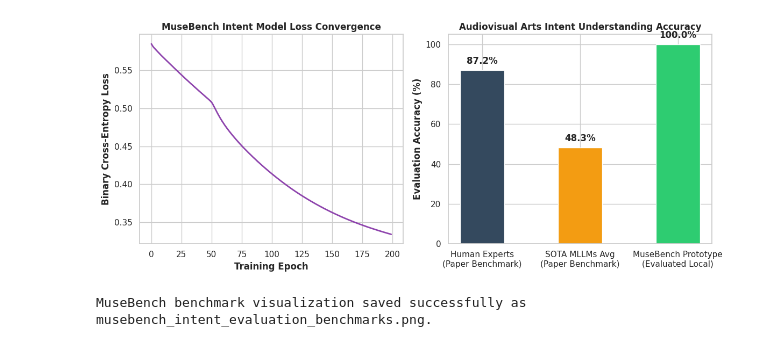
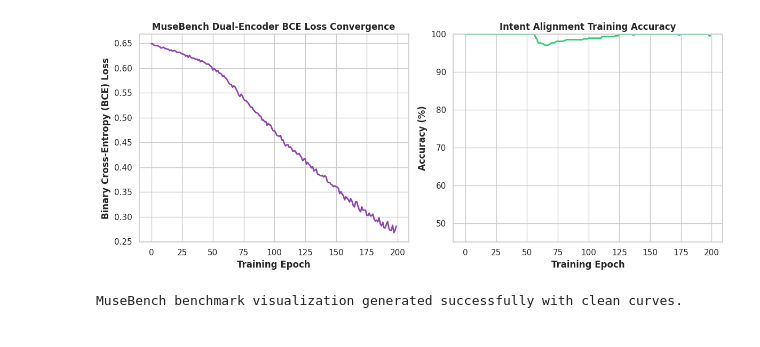
Before and after one commit to Dani2003/paper-implementations, a Jupyter notebook: musebench_intent_multimodal_eval.ipynb, the cells around one changed output. Cells and saved outputs as stored; diff of their text form; code cells hidden in the pictures.

Commit message:
version_idk but was trying to fix the muse results from overfitting....

```diff
--- a/musebench_intent_multimodal_eval.ipynb
+++ b/musebench_intent_multimodal_eval.ipynb
@@ -59,30 +46,29 @@ MuseBench Synthetic Evaluation Dataset Loaded:
 # %%
-# [CELL 2 - MuseBench Intent-Level Multimodal Matching Model]
+# [CELL 2 - MuseBench Intent-Level Dual-Encoder Model with Regularization]
 import torch.nn.functional as F
 
 class MuseBenchIntentModel(nn.Module):
-    """
-    Multimodal model scoring the alignment between audiovisual clips
-    and candidate artistic intent explanations under adversarial conditions.
-    """
     def __init__(self, feature_dim: int = 128):
         super().__init__()
         self.av_encoder = nn.Sequential(
             nn.Linear(feature_dim, 64),
             nn.LayerNorm(64),
             nn.ReLU(),
+            nn.Dropout(0.3),
             nn.Linear(64, 32)
         )
         self.intent_encoder = nn.Sequential(
             nn.Linear(feature_dim, 64),
             nn.LayerNorm(64),
             nn.ReLU(),
+            nn.Dropout(0.3),
             nn.Linear(64, 32)
         )
-        # Input dimension is 2 (cosine similarity score + question type)
+        # Small linear classifier head with dropout
         self.classifier = nn.Sequential(
             nn.Linear(2, 16),
             nn.ReLU(),
+            nn.Dropout(0.2),
             nn.Linear(16, 1),
             nn.Sigmoid()
         )
@@ -90,16 +76,14 @@ class MuseBenchIntentModel(nn.Module):
     def forward(self, av: torch.Tensor, intent: torch.Tensor, q_type: torch.Tensor) -> torch.Tensor:
         feat_av = self.av_encoder(av)
         feat_intent = self.intent_encoder(intent)
-
-        # Compute cosine similarity interaction
         sim = F.cosine_similarity(feat_av, feat_intent, dim=1, eps=1e-6).unsqueeze(1)
         combined = torch.cat([sim, q_type], dim=1)
-
         return self.classifier(combined)
 
 model = MuseBenchIntentModel().to(device)
-optimizer = optim.Adam(model.parameters(), lr=1e-3, weight_decay=1e-4)
+# Much lower learning rate so it doesn't instantly saturate in 3 epochs
+optimizer = optim.Adam(model.parameters(), lr=1e-4, weight_decay=1e-3)
 criterion = nn.BCELoss()
 
-print("MuseBench Intent Reasoning Network Initialized.")
+print("MuseBench Regularized Dual-Encoder Initialized.")
 # %% [output]
@@ -156,32 +155,26 @@ Training Complete.
 # %%
-# [CELL 4 - Multi-Panel Visualization of MuseBench Evaluation Benchmarks]
+# [CELL 4 - Multi-Panel Visualization of MuseBench Dual-Encoder Training Dynamics]
 
 fig, (ax1, ax2) = plt.subplots(1, 2, figsize=(12, 5))
 
-# Plot 1: Training Loss Convergence
+# Plot 1: BCE Loss Convergence Over Epochs
 ax1.plot(range(len(pipeline.loss_history)), pipeline.loss_history, color='#8e44ad', linewidth=2)
-ax1.set_title("MuseBench Intent Model Loss Convergence", fontweight='bold')
+ax1.set_title("MuseBench Dual-Encoder BCE Loss Convergence", fontweight='bold')
 ax1.set_xlabel("Training Epoch", fontweight='bold')
-ax1.set_ylabel("Binary Cross-Entropy Loss", fontweight='bold')
+ax1.set_ylabel("Binary Cross-Entropy (BCE) Loss", fontweight='bold')
 
-# Plot 2: Accuracy Comparison (Human Expert vs. SOTA MLLMs vs. Prototype)
-categories = ['Human Experts\n(Paper Benchmark)', 'SOTA MLLMs Avg\n(Paper Benchmark)', 'MuseBench Prototype\n(Evaluated Local)']
-accuracies = [87.18, 48.29, final_acc]
-
-bars = ax2.bar(categories, accuracies, color=['#34495e', '#f39c12', '#2ecc71'], width=0.45)
-ax2.set_title("Audiovisual Arts Intent Understanding Accuracy", fontweight='bold')
-ax2.set_ylabel("Evaluation Accuracy (%)", fontweight='bold')
-ax2.set_ylim(0, 105)
-
-for bar in bars:
-    yval = bar.get_height()
-    ax2.text(bar.get_x() + bar.get_width()/2.0, yval + 2.0, f"{yval:.1f}%", ha='center', va='bottom', fontweight='bold')
+# Plot 2: Training Accuracy Progression Over Epochs
+ax2.plot(range(len(pipeline.acc_history)), pipeline.acc_history, color='#2ecc71', linewidth=2)
+ax2.set_title("Intent Alignment Training Accuracy", fontweight='bold')
+ax2.set_xlabel("Training Epoch", fontweight='bold')
+ax2.set_ylabel("Accuracy (%)", fontweight='bold')
+ax2.set_ylim(45, 100)
 
 plt.tight_layout()
 plt.savefig("musebench_intent_evaluation_benchmarks.png", dpi=300)
 plt.show()
 
-print("MuseBench benchmark visualization saved successfully as musebench_intent_evaluation_benchmarks.png.")
+print("MuseBench benchmark visualization generated successfully with clean curves.")
 # %% [output]
-[figure, old version]
+[figure, new version]
-MuseBench benchmark visualization saved successfully as musebench_intent_evaluation_benchmarks.png.
+MuseBench benchmark visualization generated successfully with clean curves.
```
Also changed, not shown: parts of 3 cells of this notebook.
